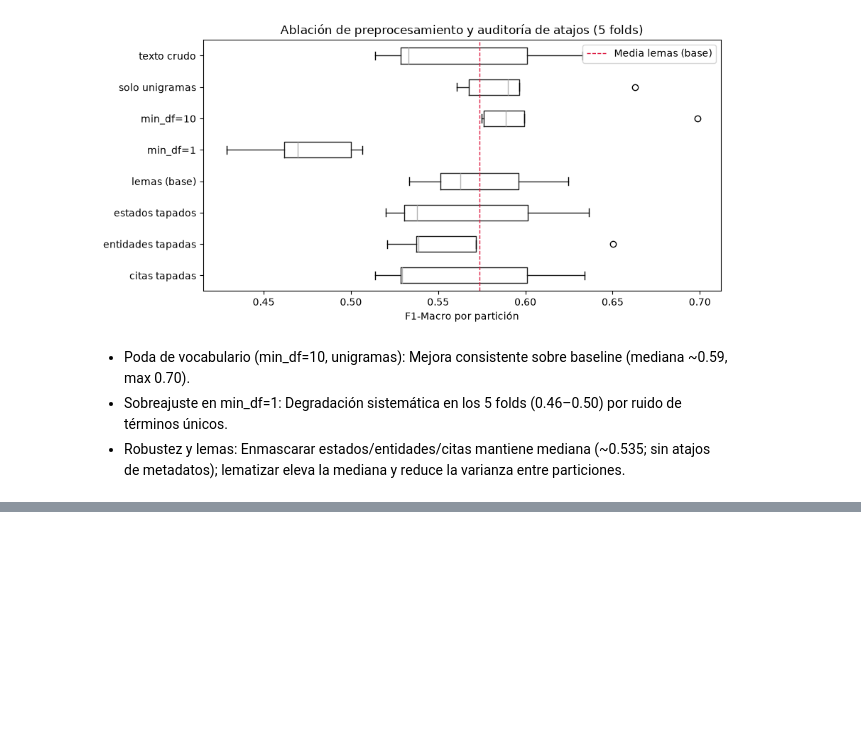
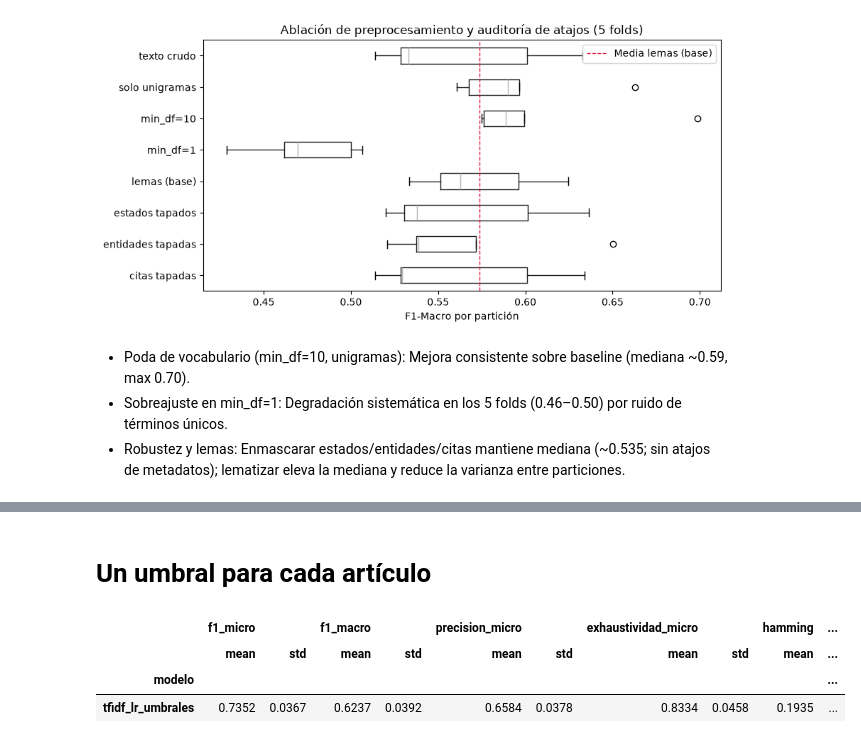
Before and after one commit to GiraldoB/RAG-CIDH, a Jupyter notebook: t1_articulos.ipynb, the cells around one changed output, grey strips where cells are left out. Drawn from its saved outputs; the diff is of its cells as text; code cells hidden in the pictures; blank space fills up the shorter version.

Commit message:
un umbral para cada articulo

```diff
--- a/t1_articulos.ipynb
+++ b/t1_articulos.ipynb
@@ -399,0 +447,26 @@ plt.show()
+# %% [markdown]
+# Un umbral para cada artículo
+# %%
+from sklearn.model_selection import cross_val_predict
+from sklearn.metrics import f1_score
+
+def umbrales_por_articulo(crear_modelo, X_ent, Y_ent):
+    interna = MultilabelStratifiedKFold(n_splits=3, shuffle=True, random_state=SEMILLA)
+    P = cross_val_predict(crear_modelo(), X_ent, Y_ent, cv=interna, method="predict_proba")
+    candidatos = np.arange(0.05, 0.96, 0.05)
+    return np.array([candidatos[np.argmax([f1_score(Y_ent[:, j], P[:, j] >= u, zero_division=0)
+                                           for u in candidatos])]
+                     for j in range(Y_ent.shape[1])])
+
+filas = []
+for k, ent, pru in iterar_particiones(df):
+    u = umbrales_por_articulo(tfidf_lr, X[ent], Y[ent])
+    P = tfidf_lr().fit(X[ent], Y[ent]).predict_proba(X[pru])
+    filas.append({"modelo": "tfidf_lr_umbrales", "particion": k,
+                  **metricas_multietiqueta(Y[pru], (P >= u).astype(int), P)})
+resumir(filas)
+# %% [output]
+|  | f1_micro |  | f1_macro |  | precision_micro |  | exhaustividad_micro |  | hamming | ... |
+|  | mean | std | mean | std | mean | std | mean | std | mean | ... |
+| modelo |  |  |  |  |  |  |  |  |  | ... |
+| tfidf_lr_umbrales | 0.7352 | 0.0367 | 0.6237 | 0.0392 | 0.6584 | 0.0378 | 0.8334 | 0.0458 | 0.1935 | ... |
```
Also changed, not shown: parts of 14 cells of this notebook.
